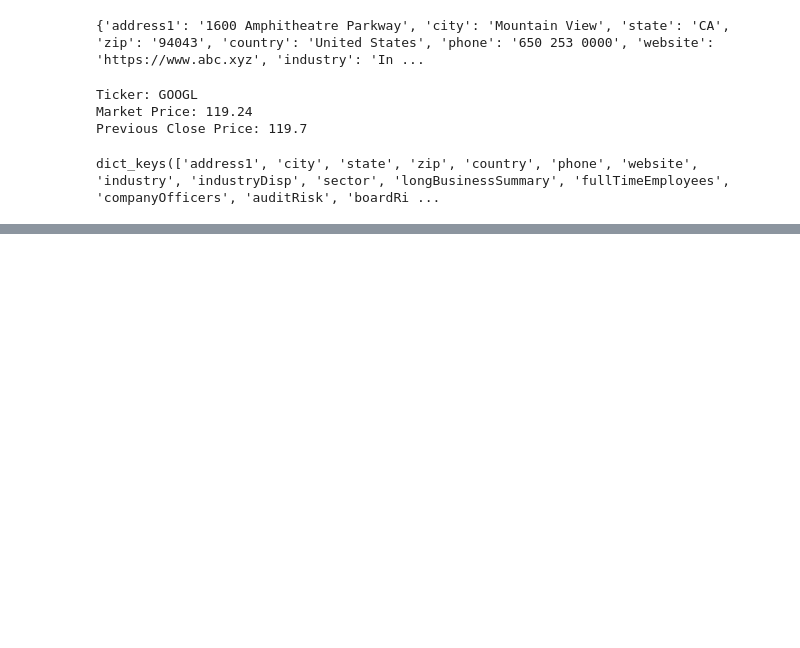
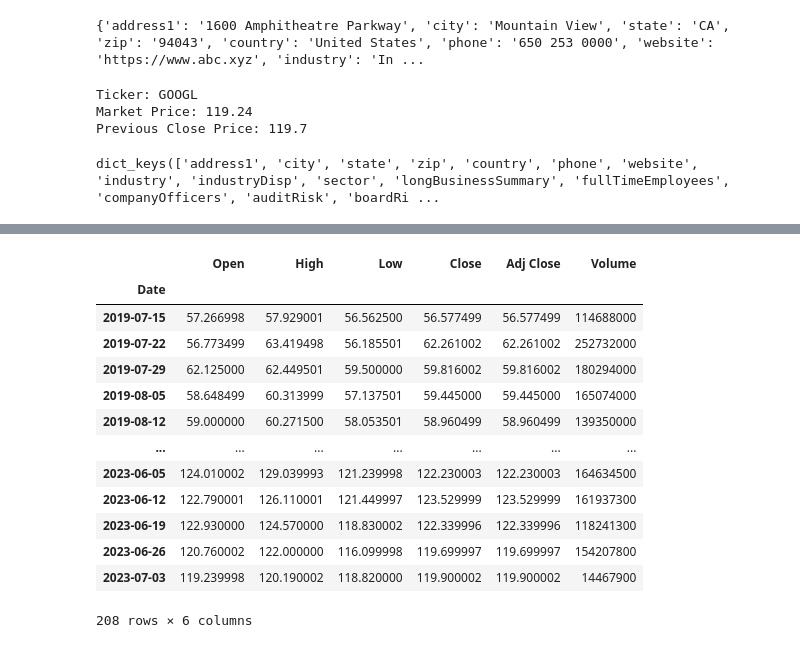
Before and after one commit to mullallyjr/finance, a Jupyter notebook: pull.ipynb, the cells around one changed output, grey strips where cells are left out. Cells and saved outputs as stored; diff of their text form; code cells hidden in the pictures; blank space fills up the shorter version.

```diff
--- a/pull.ipynb
+++ b/pull.ipynb
@@ -58,0 +43,17 @@ class Figure(plotly.basedatatypes.BaseFigure)
+# %%
+data
+# %% [output]
+|  | Open | High | Low | Close | Adj Close | Volume |
+| Date |  |  |  |  |  |  |
+| 2019-07-15 | 57.266998 | 57.929001 | 56.562500 | 56.577499 | 56.577499 | 114688000 |
+| 2019-07-22 | 56.773499 | 63.419498 | 56.185501 | 62.261002 | 62.261002 | 252732000 |
+| 2019-07-29 | 62.125000 | 62.449501 | 59.500000 | 59.816002 | 59.816002 | 180294000 |
+| 2019-08-05 | 58.648499 | 60.313999 | 57.137501 | 59.445000 | 59.445000 | 165074000 |
+| 2019-08-12 | 59.000000 | 60.271500 | 58.053501 | 58.960499 | 58.960499 | 139350000 |
+| ... | ... | ... | ... | ... | ... | ... |
+| 2023-06-05 | 124.010002 | 129.039993 | 121.239998 | 122.230003 | 122.230003 | 164634500 |
+| 2023-06-12 | 122.790001 | 126.110001 | 121.449997 | 123.529999 | 123.529999 | 161937300 |
+| 2023-06-19 | 122.930000 | 124.570000 | 118.830002 | 122.339996 | 122.339996 | 118241300 |
+| 2023-06-26 | 120.760002 | 122.000000 | 116.099998 | 119.699997 | 119.699997 | 154207800 |
+| 2023-07-03 | 119.239998 | 120.190002 | 118.820000 | 119.900002 | 119.900002 | 14467900 |
+208 rows × 6 columns
```
Also changed, not shown: parts of 3 cells of this notebook.
